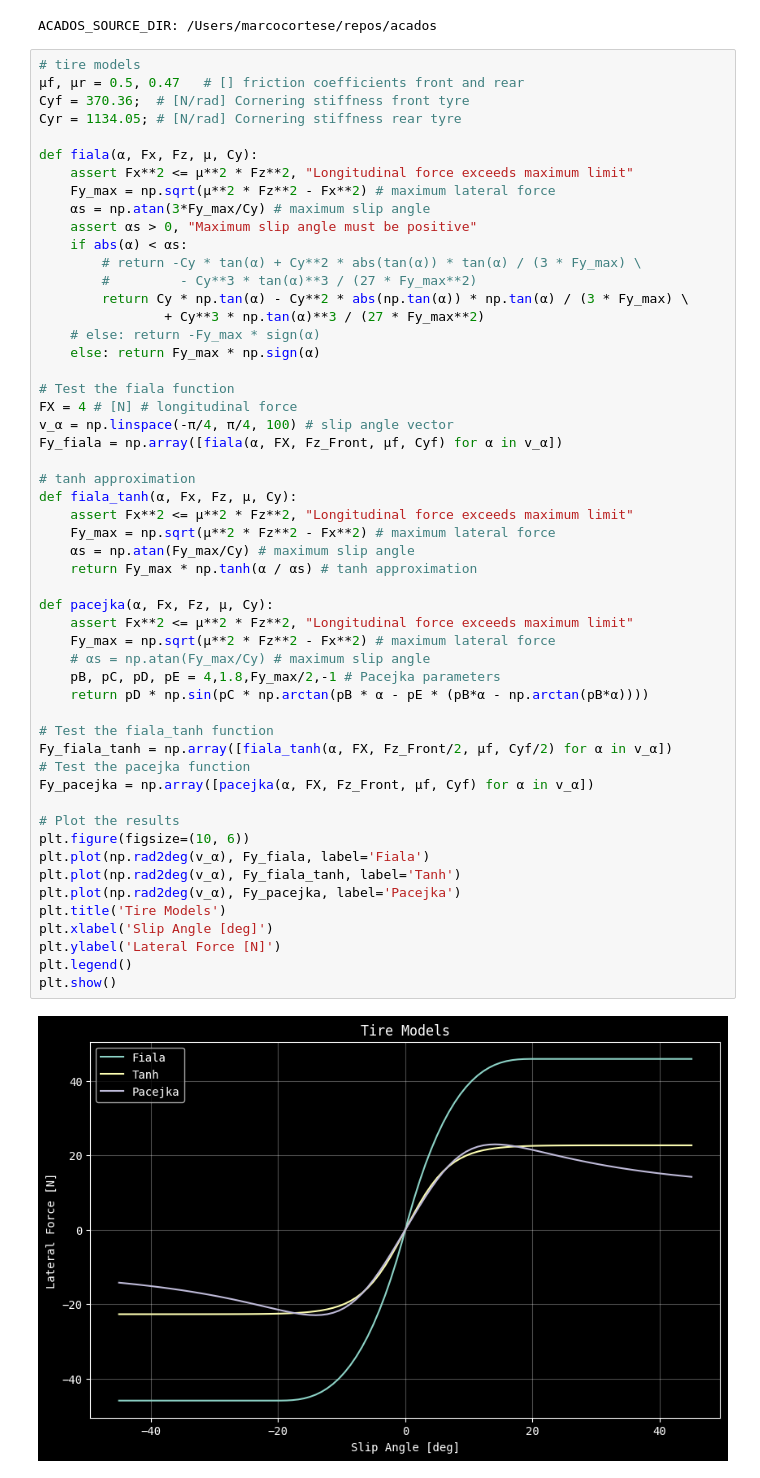
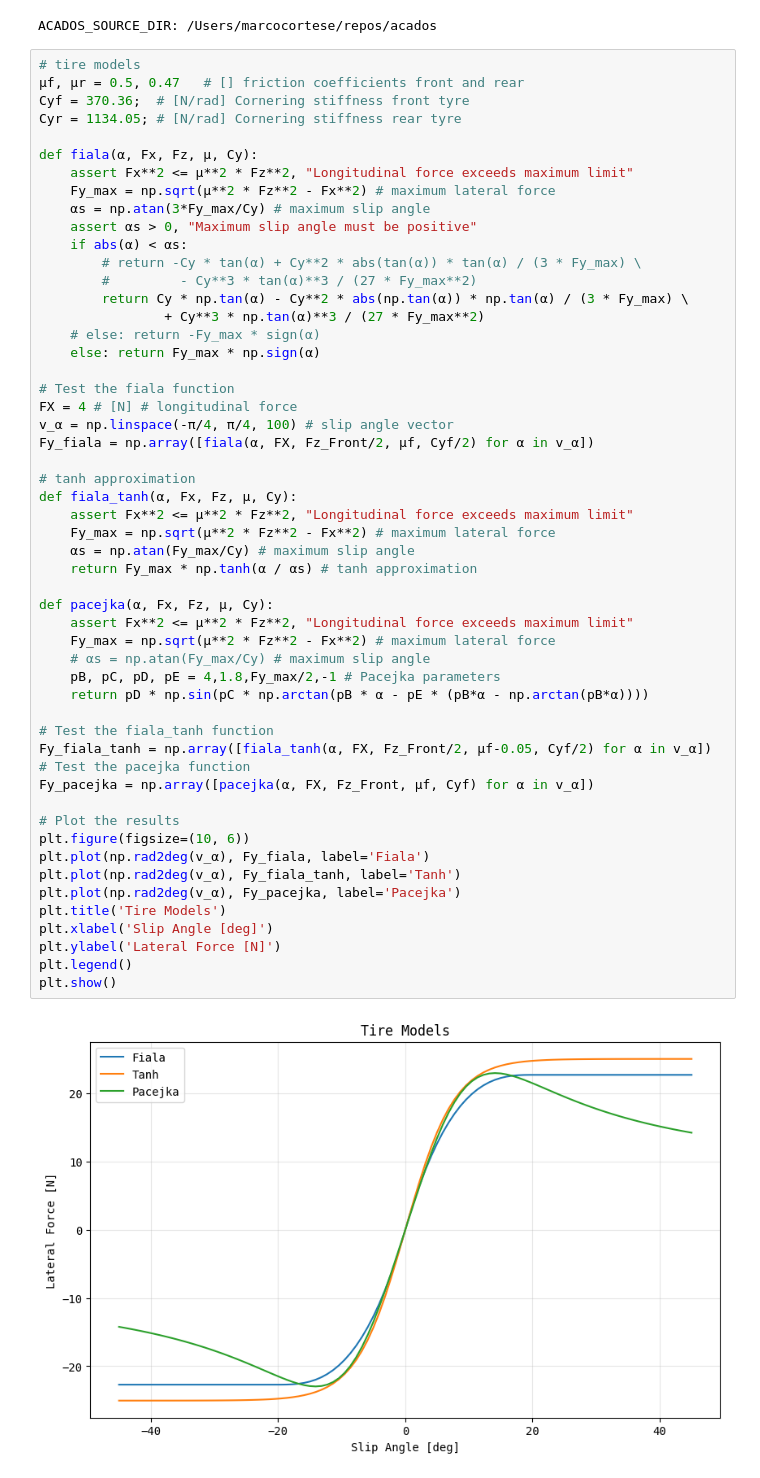
Before and after one commit to Marco-cortese/DriftMPC, a Jupyter notebook: tire_model.ipynb, the cells around one changed output. Cells and saved outputs as stored; diff of their text form.

```diff
--- a/tire_model.ipynb
+++ b/tire_model.ipynb
@@ -26,39 +26,39 @@ def fiala(α, Fx, Fz, μ, Cy):
 # Test the fiala function
 FX = 4 # [N] # longitudinal force
 v_α = np.linspace(-π/4, π/4, 100) # slip angle vector
-Fy_fiala = np.array([fiala(α, FX, Fz_Front, μf, Cyf) for α in v_α])
+Fy_fiala = np.array([fiala(α, FX, Fz_Front/2, μf, Cyf/2) for α in v_α])
 
 # tanh approximation
 def fiala_tanh(α, Fx, Fz, μ, Cy):
     assert Fx**2 <= μ**2 * Fz**2, "Longitudinal force exceeds maximum limit"
     Fy_max = np.sqrt(μ**2 * Fz**2 - Fx**2) # maximum lateral force
     αs = np.atan(Fy_max/Cy) # maximum slip angle
     return Fy_max * np.tanh(α / αs) # tanh approximation
 
 def pacejka(α, Fx, Fz, μ, Cy):
     assert Fx**2 <= μ**2 * Fz**2, "Longitudinal force exceeds maximum limit"
     Fy_max = np.sqrt(μ**2 * Fz**2 - Fx**2) # maximum lateral force
     # αs = np.atan(Fy_max/Cy) # maximum slip angle
     pB, pC, pD, pE = 4,1.8,Fy_max/2,-1 # Pacejka parameters
     return pD * np.sin(pC * np.arctan(pB * α - pE * (pB*α - np.arctan(pB*α))))
 
 # Test the fiala_tanh function
-Fy_fiala_tanh = np.array([fiala_tanh(α, FX, Fz_Front/2, μf, Cyf/2) for α in v_α])
+Fy_fiala_tanh = np.array([fiala_tanh(α, FX, Fz_Front/2, μf-0.05, Cyf/2) for α in v_α])
 # Test the pacejka function
 Fy_pacejka = np.array([pacejka(α, FX, Fz_Front, μf, Cyf) for α in v_α])
 
 # Plot the results
 plt.figure(figsize=(10, 6))
 plt.plot(np.rad2deg(v_α), Fy_fiala, label='Fiala')
 plt.plot(np.rad2deg(v_α), Fy_fiala_tanh, label='Tanh')
 plt.plot(np.rad2deg(v_α), Fy_pacejka, label='Pacejka')
 plt.title('Tire Models')
 plt.xlabel('Slip Angle [deg]')
 plt.ylabel('Lateral Force [N]')
 plt.legend()
 plt.show()
 # %% [output]
-[figure, old version]
+[figure, new version]
 # %%
 # show 3d plot of tire model, alpha on x-axis, Fx on y-axis, Fy on z-axis
 
```
Also changed, not shown: parts of 1 cell of this notebook, 4 other files.
